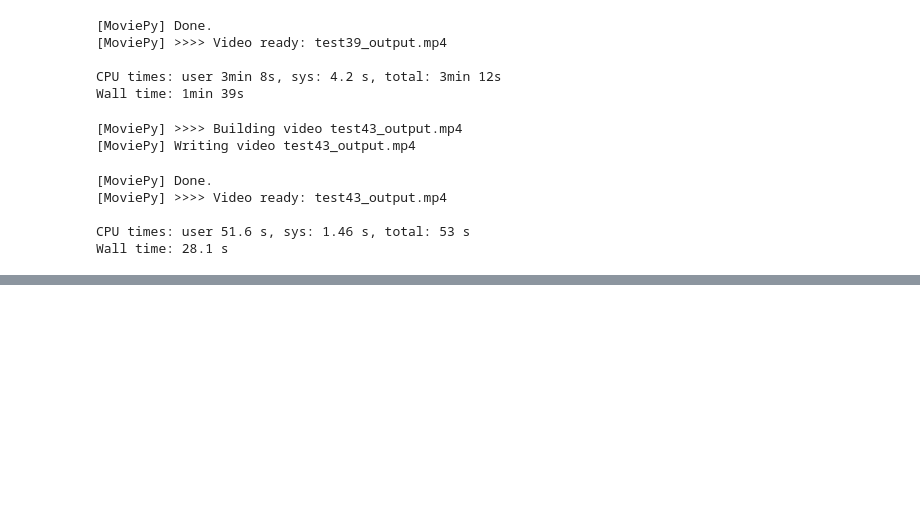
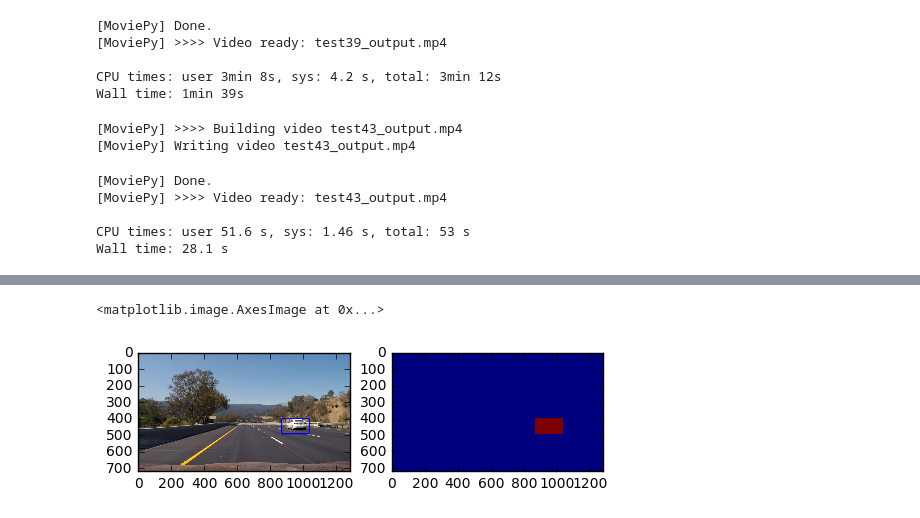
Before and after one commit to sirpsycho85/CarND-Vehicle-Detection, a Jupyter notebook: Scratch.ipynb, the cells around one changed output, grey strips where cells are left out. Cells and saved outputs as stored; diff of their text form; code cells hidden in the pictures; blank space fills up the shorter version.

```diff
--- a/Scratch.ipynb
+++ b/Scratch.ipynb
@@ -793,3 +793,11 @@ plt.imshow(result)
+# %%
+plt.subplot(121)
+plt.imshow(result)
+plt.subplot(122)
+plt.imshow(pipeline.heatmap)
+# %% [output]
+<matplotlib.image.AxesImage at 0x...>
+[figure, added]
 # %%
 clip0 = VideoFileClip('project_video.mp4')
 image = clip0.get_frame(10*25/25) # shape = (720,1280)
```
Also changed, not shown: parts of 3 cells of this notebook, 6 other files.
